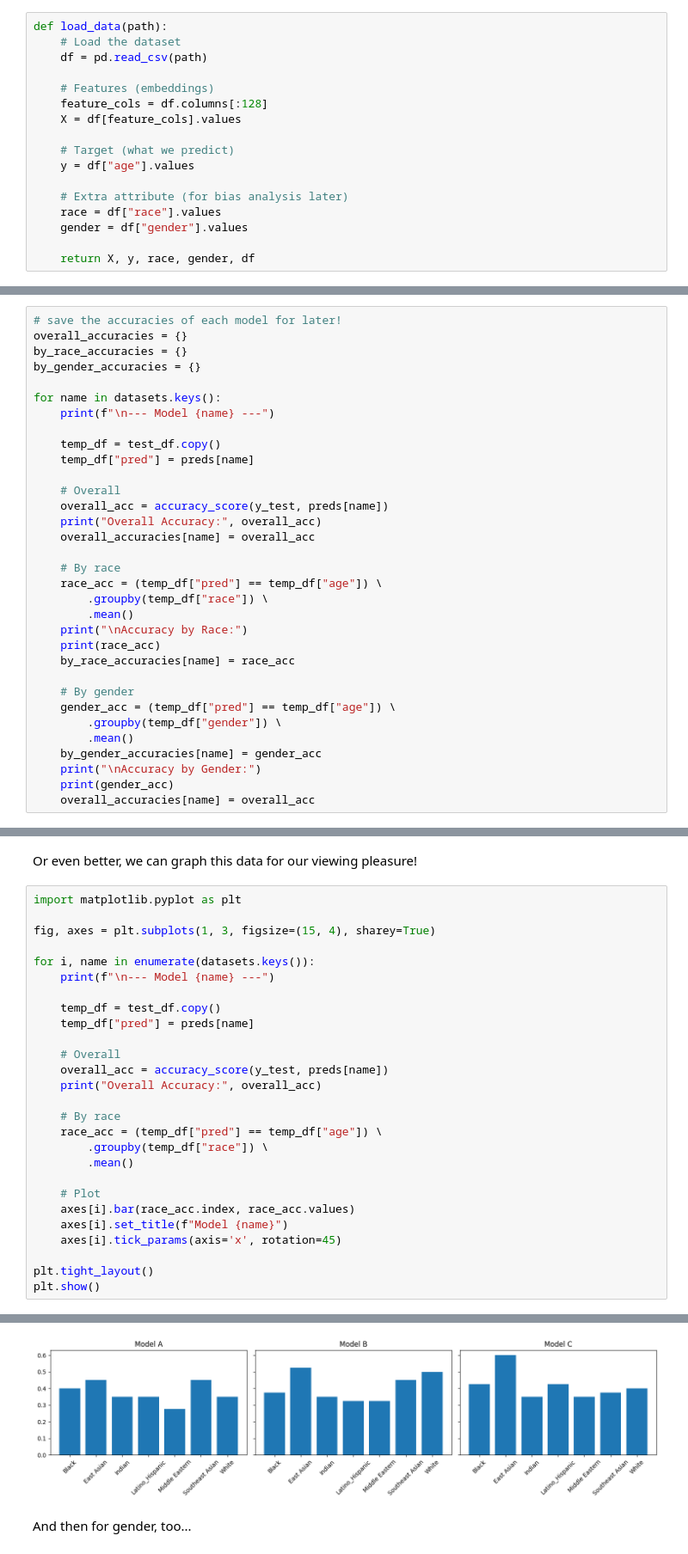
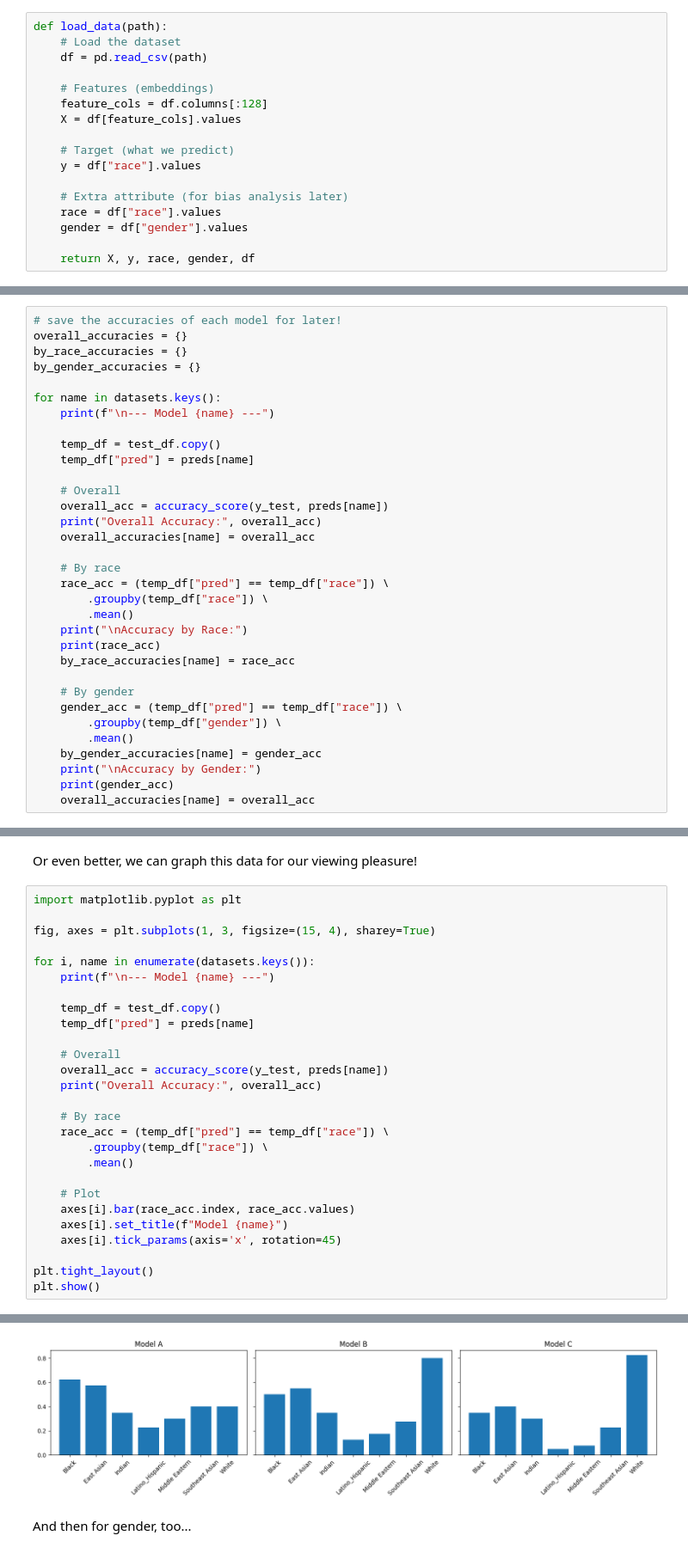
Before and after one commit to EthanTu2/facialrecognitionbias, a Jupyter notebook: parts345.ipynb, the cells around one changed output, grey strips where cells are left out. Shown at 86% size. Saved outputs shown, nothing was run; the diff lists cells and outputs as text.

Commit message:
changed back to predicting race

```diff
--- a/parts345.ipynb
+++ b/parts345.ipynb
@@ -247,7 +247,7 @@ def load_data(path):
     X = df[feature_cols].values
 
     # Target (what we predict)
-    y = df["age"].values
+    y = df["race"].values
 
     # Extra attribute (for bias analysis later)
     race = df["race"].values
@@ -362,7 +362,7 @@ for name in datasets.keys():
     overall_accuracies[name] = overall_acc
 
     # By race
-    race_acc = (temp_df["pred"] == temp_df["age"]) \
+    race_acc = (temp_df["pred"] == temp_df["race"]) \
         .groupby(temp_df["race"]) \
         .mean()
     print("\nAccuracy by Race:")
@@ -370,7 +370,7 @@ for name in datasets.keys():
     by_race_accuracies[name] = race_acc
 
     # By gender
-    gender_acc = (temp_df["pred"] == temp_df["age"]) \
+    gender_acc = (temp_df["pred"] == temp_df["race"]) \
         .groupby(temp_df["gender"]) \
         .mean()
     by_gender_accuracies[name] = gender_acc
@@ -413,7 +413,7 @@ for i, name in enumerate(datasets.keys()):
     print("Overall Accuracy:", overall_acc)
 
     # By race
-    race_acc = (temp_df["pred"] == temp_df["age"]) \
+    race_acc = (temp_df["pred"] == temp_df["race"]) \
         .groupby(temp_df["race"]) \
         .mean()
 
@@ -436,4 +436,4 @@ Overall Accuracy: 0.41785714285714287
-[figure, old version]
+[figure, new version]
 # %% [markdown]
 And then for gender, too...
 # %%
```
Also changed, not shown: parts of 6 cells of this notebook.
